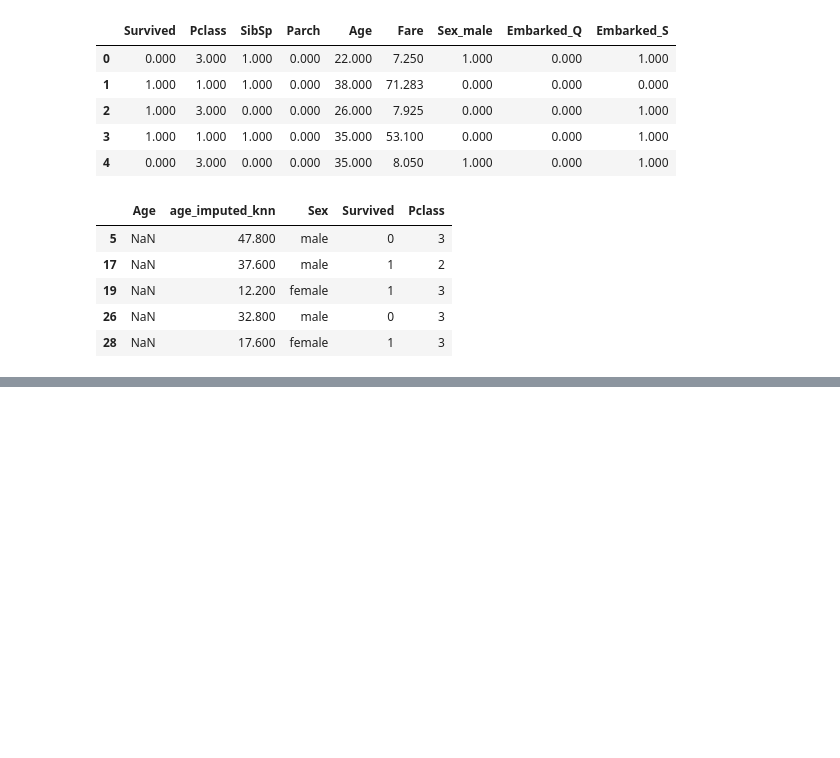
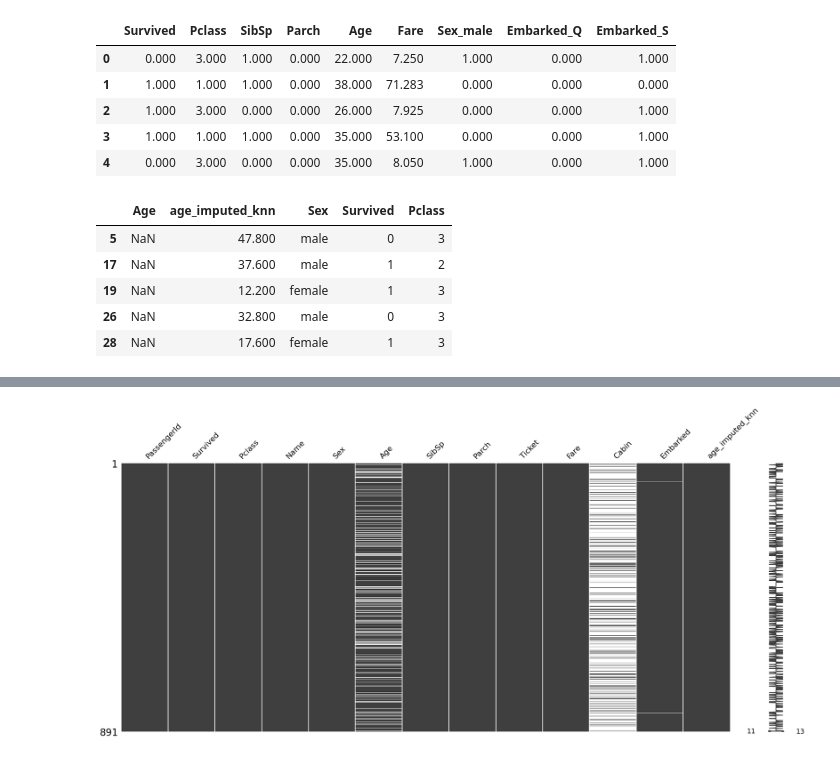
Before and after one commit to AslihanYoldas/feautre-engineering-course, a Jupyter notebook: missing_values.ipynb, the cells around one changed output, grey strips where cells are left out. Cells and saved outputs as stored; diff of their text form; code cells hidden in the pictures; blank space fills up the shorter version.

```diff
--- a/missing_values.ipynb
+++ b/missing_values.ipynb
@@ -485,0 +499,10 @@ df.loc[df['Age'].isnull(), ["Age","age_imputed_knn","Sex","Survived","Pclass"]].
+# %%
+# to see if the missing variables are dependent on each other
+# if the missing values in variables emerge together (the white partion is the same on diff var)
+# We cant observe that here because of cabin has more null values we expect to see same null values but it doesnt mean its dependent
+# For to be dependent missing values in one variable for example age should be really similar to another variable's missing values
+
+msno.matrix(df)
+plt.show()
+# %% [output]
+[figure, added]
```
Also changed, not shown: parts of 8 cells of this notebook.
